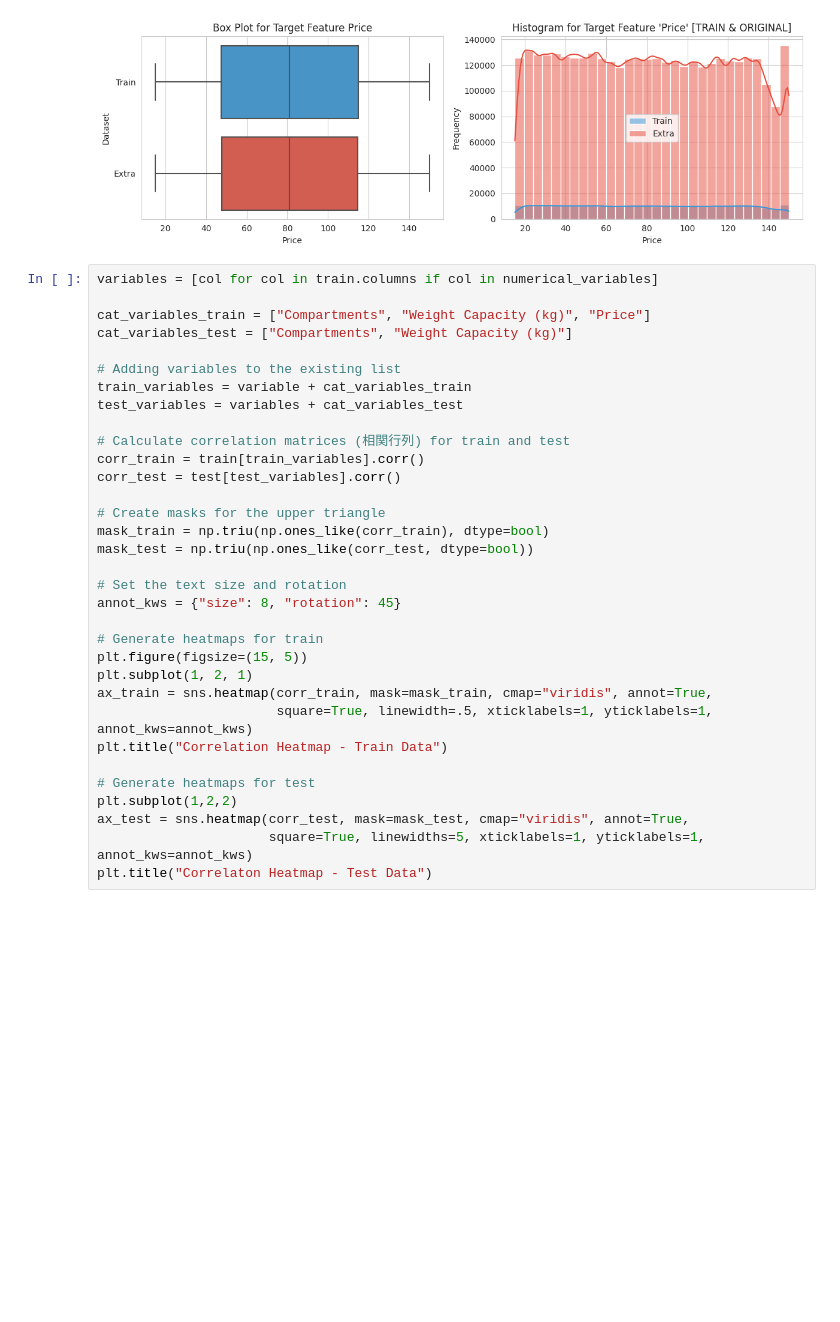
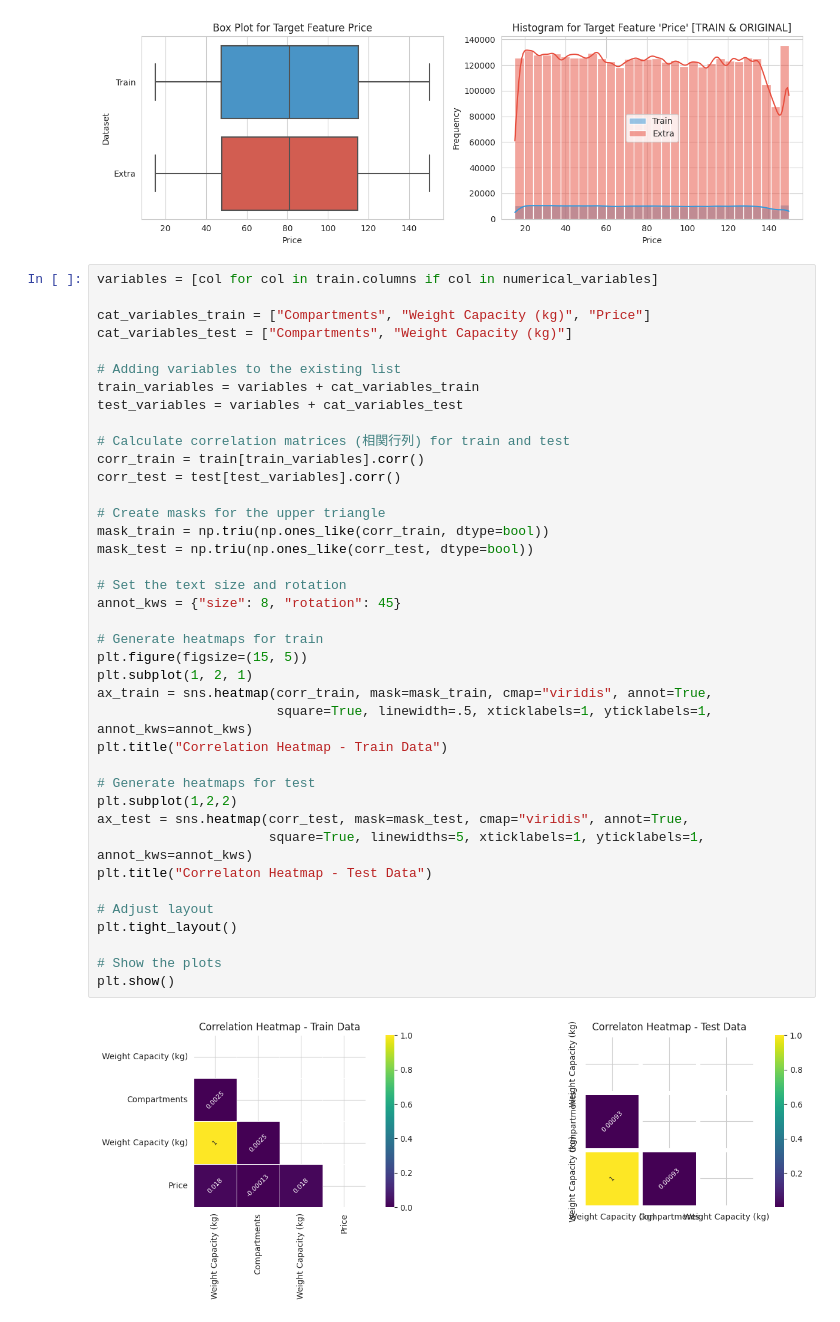
Before and after one commit to nakakonakako/kaggle, a Jupyter notebook: backpack/backpack.ipynb, the cells around one changed output. Saved outputs shown, nothing was run; the diff lists cells and outputs as text; blank space fills up the shorter version.

```diff
--- a/backpack/backpack.ipynb
+++ b/backpack/backpack.ipynb
@@ -273,32 +273,40 @@ extra.drop("Dataset", axis=1, inplace=True)
 variables = [col for col in train.columns if col in numerical_variables]
 
 cat_variables_train = ["Compartments", "Weight Capacity (kg)", "Price"]
 cat_variables_test = ["Compartments", "Weight Capacity (kg)"]
 
 # Adding variables to the existing list
-train_variables = variable + cat_variables_train
+train_variables = variables + cat_variables_train
 test_variables = variables + cat_variables_test
 
 # Calculate correlation matrices (相関行列) for train and test
 corr_train = train[train_variables].corr()
 corr_test = test[test_variables].corr()
 
 # Create masks for the upper triangle
-mask_train = np.triu(np.ones_like(corr_train), dtype=bool)
+mask_train = np.triu(np.ones_like(corr_train, dtype=bool))
 mask_test = np.triu(np.ones_like(corr_test, dtype=bool))
 
 # Set the text size and rotation
 annot_kws = {"size": 8, "rotation": 45}
 
 # Generate heatmaps for train
 plt.figure(figsize=(15, 5))
 plt.subplot(1, 2, 1)
 ax_train = sns.heatmap(corr_train, mask=mask_train, cmap="viridis", annot=True,
                        square=True, linewidth=.5, xticklabels=1, yticklabels=1, annot_kws=annot_kws)
 plt.title("Correlation Heatmap - Train Data")
 
 # Generate heatmaps for test
 plt.subplot(1,2,2)
 ax_test = sns.heatmap(corr_test, mask=mask_test, cmap="viridis", annot=True,
                       square=True, linewidths=5, xticklabels=1, yticklabels=1, annot_kws=annot_kws)
 plt.title("Correlaton Heatmap - Test Data")
+
+# Adjust layout
+plt.tight_layout()
+
+# Show the plots
+plt.show()
+# %% [output]
+[figure, added]
```
Also changed, not shown: parts of 3 cells of this notebook.
